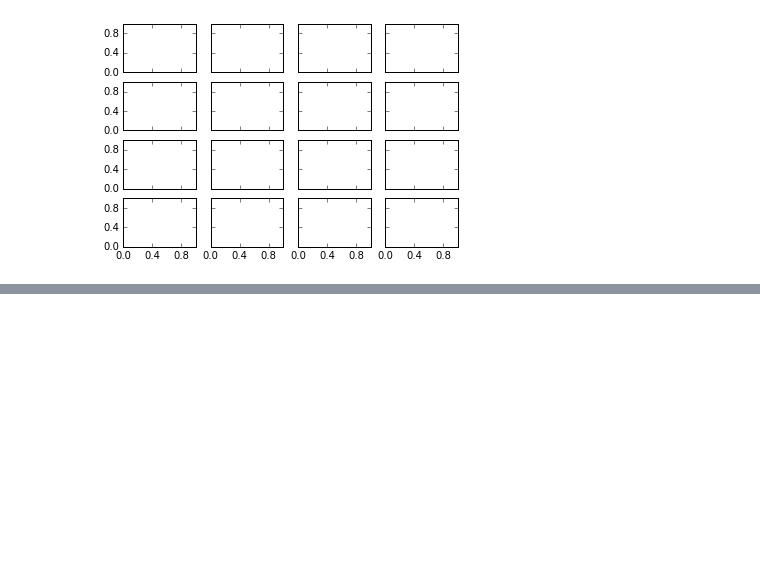
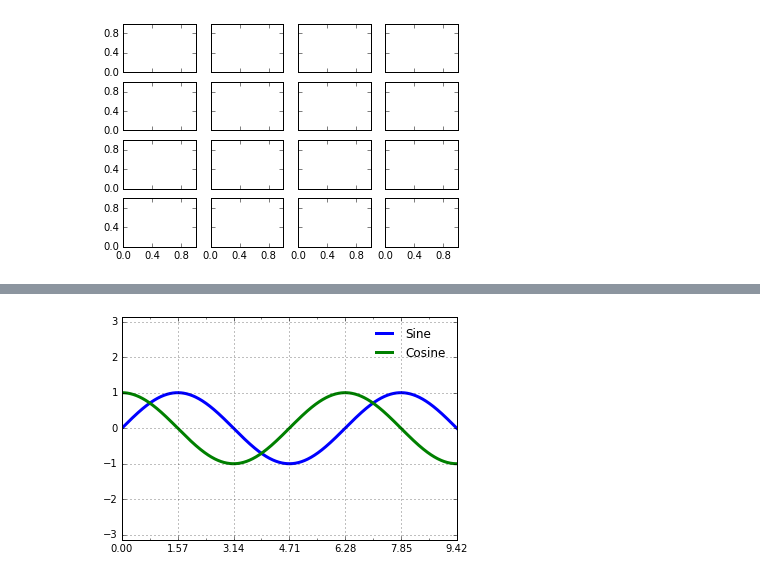
Before and after one commit to gmendozah/ucb-intro-data-science, a Jupyter notebook: Intro to Data Science/4.10 Customizing Ticks.ipynb, the cells around one changed output, grey strips where cells are left out. Drawn from its saved outputs; the diff is of its cells as text; code cells hidden in the pictures; blank space fills up the shorter version.

```diff
--- a/Intro to Data Science/4.10 Customizing Ticks.ipynb
+++ b/Intro to Data Science/4.10 Customizing Ticks.ipynb
@@ -64,0 +81,6 @@ fig
+# %%
+ax.xaxis.set_major_locator(plt.MultipleLocator(np.pi / 2))
+ax.xaxis.set_minor_locator(plt.MultipleLocator(np.pi / 4))
+fig
+# %% [output]
+[figure, added]
```
Also changed, not shown: parts of 3 cells of this notebook.
